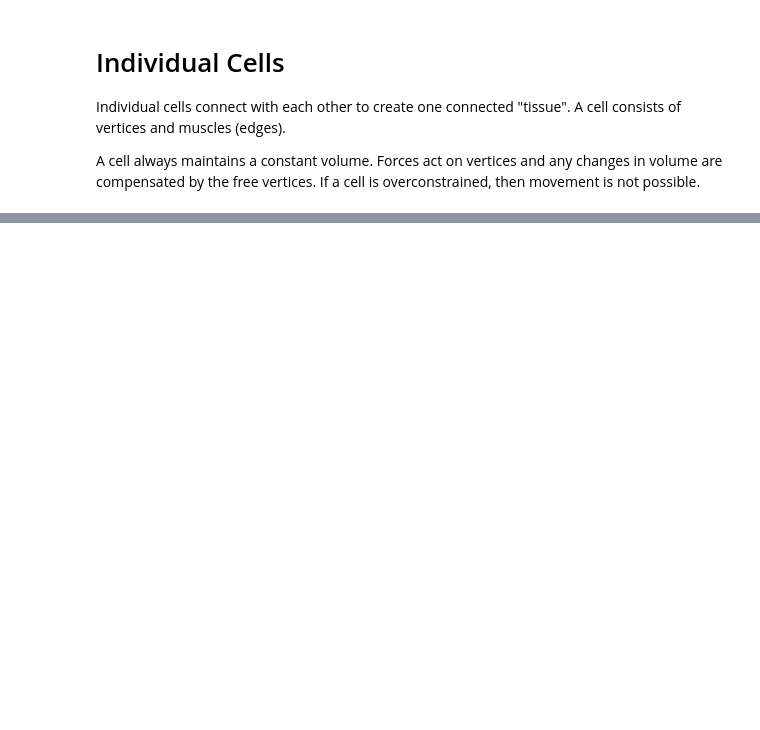
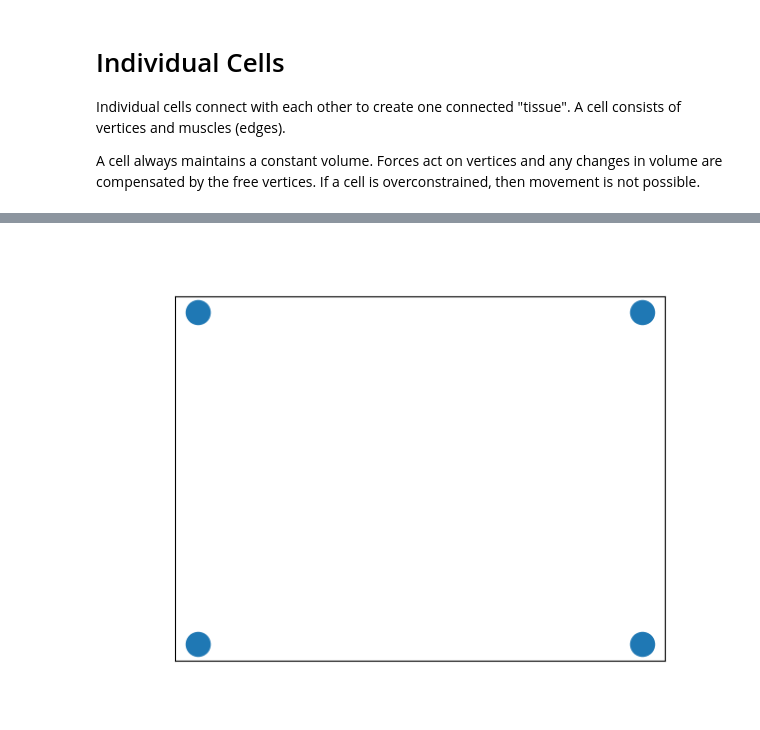
Before and after one commit to aechoi/muscular_hydrostat, a Jupyter notebook: src/isochoric.ipynb, the cells around one changed output, grey strips where cells are left out. Saved outputs shown, nothing was run; the diff lists cells and outputs as text; code cells hidden in the pictures; blank space fills up the shorter version.

```diff
--- a/src/isochoric.ipynb
+++ b/src/isochoric.ipynb
@@ -164,0 +227,43 @@ ani.save('triangle_animation.mp4')
+# %%
+import networkx as nx
+from matplotlib.animation import FuncAnimation
+import matplotlib.pyplot as plt
+
+vertices = [[0, 0], [1, 0], [0, 1], [1, 1]]
+edges = [(0, 1), (1, 2), (2, 0), (1, 3), (3, 2)]
+G = nx.Graph()
+for i, vertex in enumerate(vertices):
+    G.add_node(i, pos=vertex)
+G.add_edges_from(edges)
+pos = nx.get_node_attributes(G, "pos")
+
+
+fig, ax = plt.subplots()
+nodes = nx.draw_networkx_nodes(G, pos, ax=ax)
+
+def on_press(event):
+    ani.pause()
+fig.canvas.mpl_connect("button_press_event", on_press)
+
+
+def infinite_frames():
+    frame = 0
+    while True:
+        yield frame
+        frame += 1
+
+def animate(frame):
+    ax.clear()
+    pos[3] = [1, frame/10]
+    G.nodes[3]["pos"] = tuple(pos[3])
+    nx.draw(G, pos, ax=ax)
+    nodes = nx.draw_networkx_nodes(G, pos, ax=ax)
+    return nodes,
+
+def init():
+    nx.draw(G, pos, ax=ax)
+    return nodes,
+
+ani = FuncAnimation(fig, animate, init_func=init, frames=infinite_frames, interval=20, blit=True)
+# %% [output]
+[figure, added]
```
Also changed, not shown: parts of 9 cells of this notebook, 6 other files.
